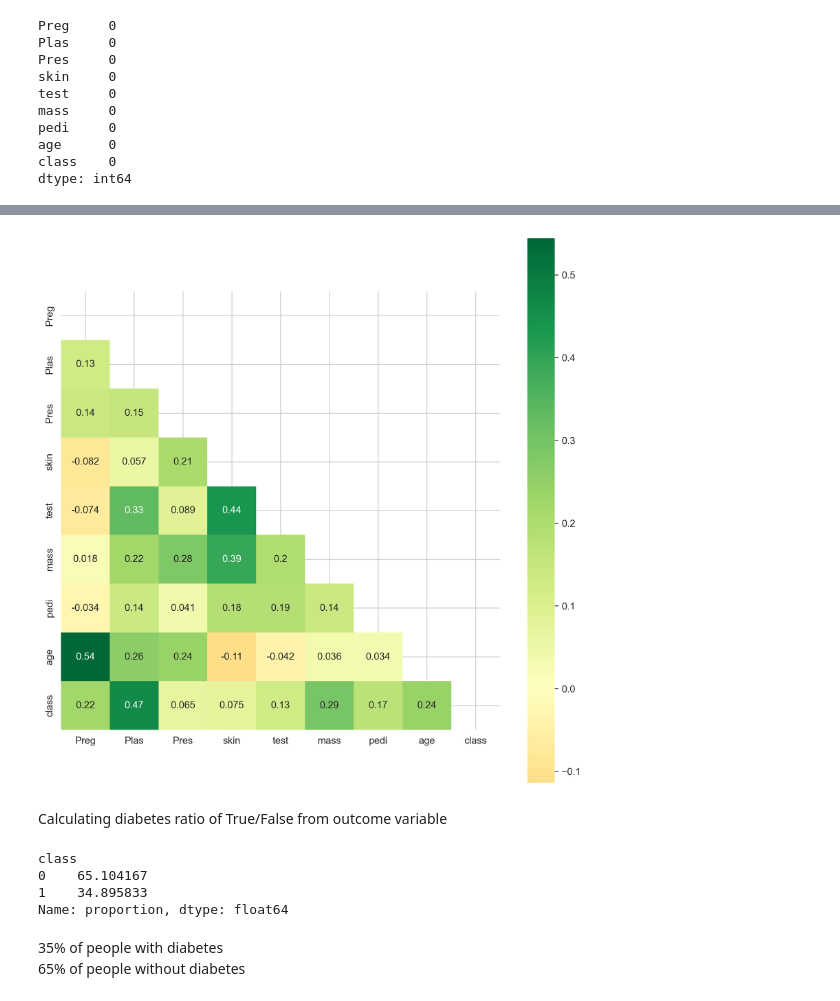
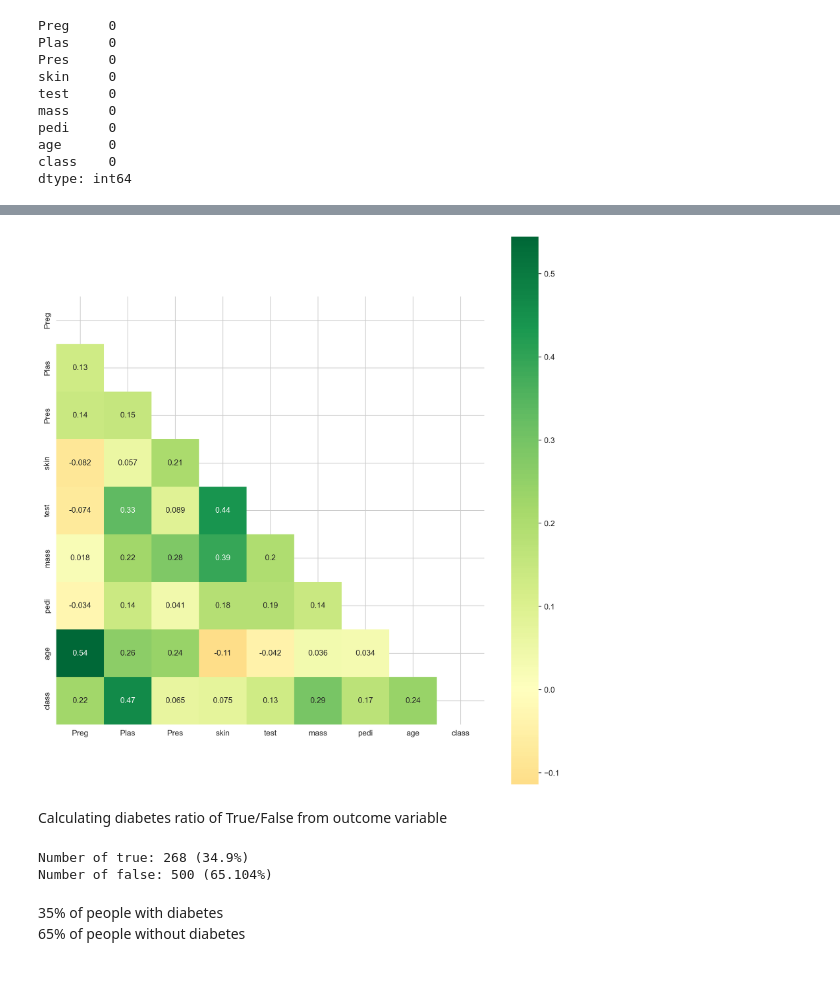
Before and after one commit to Asifdotexe/MachineLearns, a Jupyter notebook: python/Logistic Regression on PIMA dataset.ipynb, the cells around one changed output, grey strips where cells are left out. Saved outputs shown, nothing was run; the diff lists cells and outputs as text; code cells hidden in the pictures.

```diff
--- a/python/Logistic Regression on PIMA dataset.ipynb
+++ b/python/Logistic Regression on PIMA dataset.ipynb
@@ -71,29 +69,17 @@ plt.show()
 # %%
 # creating correlation matrix
 corr= df.corr()
-
-# creating a upper triangle mask
-mask= np.triu(np.ones_like(corr, dtype=bool))
-
-# creating a heatmap correlation plot
-fig, ax = plt.subplots(figsize = (10,10))
-sns.heatmap(corr,mask=mask,
-            cmap='RdYlGn',
-            annot=True,
-            center=0,
-            square= True)
-plt.show()
+# plotting correlation
+plot_corr(corr)
 # %% [output]
-[figure, old version]
+[figure, new version]
 # %% [markdown]
 Calculating diabetes ratio of True/False from outcome variable
 # %%
-df['class'].value_counts(normalize=True)*100
+check_imbalance(df,class_column='class')
 # %% [output]
-class
-0    65.104167
-1    34.895833
-Name: proportion, dtype: float64
+Number of true: 268 (34.9%)
+Number of false: 500 (65.104%)
 # %% [markdown]
 35% of people with diabetes \
 65% of people without diabetes
```
Also changed, not shown: parts of 12 cells of this notebook, 6 other files.
